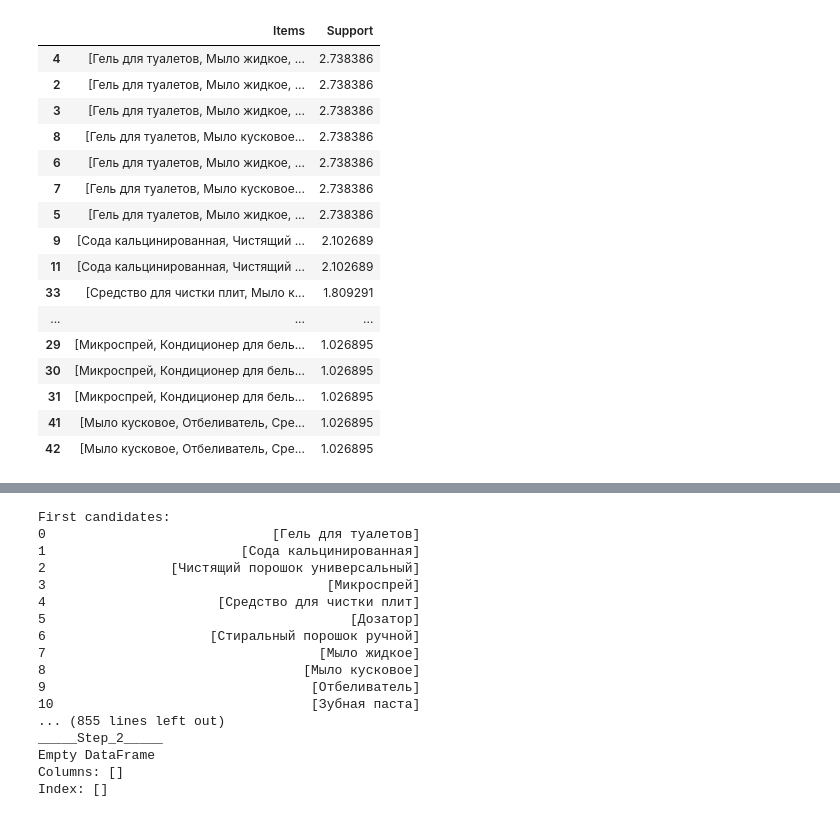
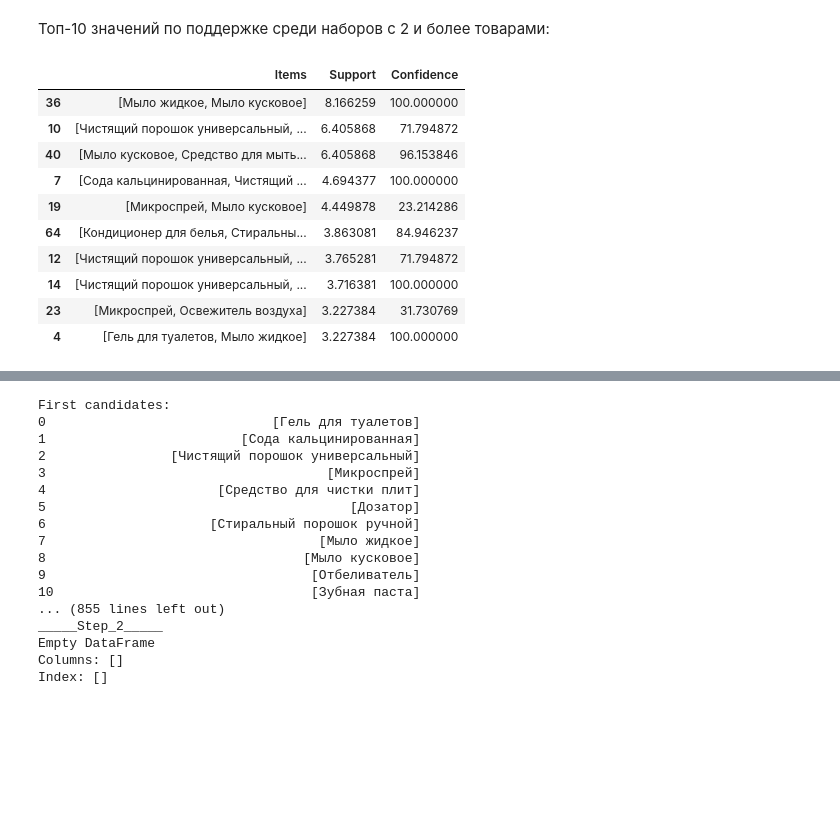
Before and after one commit to temich91/ml-uust, a Jupyter notebook: prac1/practice.ipynb, the cells around one changed output, grey strips where cells are left out. Drawn from its saved outputs; the diff is of its cells as text; code cells hidden in the pictures; blank space fills up the shorter version.

```diff
--- a/prac1/practice.ipynb
+++ b/prac1/practice.ipynb
@@ -184,22 +237,47 @@ Save result to CSV ?:
 # %%
 final_df = final.sort_values("Support", ascending=False)
 # %%
-final_df[final_df["Items"].str.len() > 2]
+from itertools import combinations
+
+final_df['Items_set'] = final_df['Items'].apply(set)
+support_map = dict(zip(final_df['Items_set'].map(tuple), final_df['Support']))
+
+final_df['Confidence'] = (
+    final_df
+    .assign(
+        antecedents=lambda d: d['Items_set'].apply(
+            lambda s: [set(c) for i in range(1, len(s)) for c in combinations(s, i)] if len(s) > 1 else []
+        )
+    )
+    .explode('antecedents')
+    .assign(
+        antecedent_tuple=lambda d: d['antecedents'].apply(lambda x: tuple(sorted(x)) if isinstance(x, set) else None),
+        antecedent_support=lambda d: d['antecedent_tuple'].map(support_map),
+        conf=lambda d: d['Support'] / d['antecedent_support']
+    )
+    .groupby(level=0)['conf']
+    .max()
+    .fillna(1) * 100
+)
+
+final_df.drop(columns=['Items_set'], inplace=True)
-# %% [output]
-|  | Items | Support |
-| 4 | [Гель для туалетов, Мыло жидкое, ... | 2.738386 |
-| 2 | [Гель для туалетов, Мыло жидкое, ... | 2.738386 |
-| 3 | [Гель для туалетов, Мыло жидкое, ... | 2.738386 |
-| 8 | [Гель для туалетов, Мыло кусковое... | 2.738386 |
-| 6 | [Гель для туалетов, Мыло жидкое, ... | 2.738386 |
-| 7 | [Гель для туалетов, Мыло кусковое... | 2.738386 |
-| 5 | [Гель для туалетов, Мыло жидкое, ... | 2.738386 |
-| 9 | [Сода кальцинированная, Чистящий ... | 2.102689 |
-| 11 | [Сода кальцинированная, Чистящий ... | 2.102689 |
-| 33 | [Средство для чистки плит, Мыло к... | 1.809291 |
-| ... | ... | ... |
-| 29 | [Микроспрей, Кондиционер для бель... | 1.026895 |
-| 30 | [Микроспрей, Кондиционер для бель... | 1.026895 |
-| 31 | [Микроспрей, Кондиционер для бель... | 1.026895 |
-| 41 | [Мыло кусковое, Отбеливатель, Сре... | 1.026895 |
-| 42 | [Мыло кусковое, Отбеливатель, Сре... | 1.026895 |
+# %%
+final_df['Items_temp'] = final_df['Items'].apply(lambda x: tuple(sorted(x)))
+final_df = final_df.drop_duplicates(subset='Items_temp')
+final_df = final_df.drop(columns='Items_temp')
+# %% [markdown]
+Топ-10 значений по поддержке среди наборов с 2 и более товарами:
+# %%
+final_df[final_df["Items"].str.len() > 1].sort_values("Support", ascending=False)[:10]
+# %% [output]
+|  | Items | Support | Confidence |
+| 36 | [Мыло жидкое, Мыло кусковое] | 8.166259 | 100.000000 |
+| 10 | [Чистящий порошок универсальный, ... | 6.405868 | 71.794872 |
+| 40 | [Мыло кусковое, Средство для мыть... | 6.405868 | 96.153846 |
+| 7 | [Сода кальцинированная, Чистящий ... | 4.694377 | 100.000000 |
+| 19 | [Микроспрей, Мыло кусковое] | 4.449878 | 23.214286 |
+| 64 | [Кондиционер для белья, Стиральны... | 3.863081 | 84.946237 |
+| 12 | [Чистящий порошок универсальный, ... | 3.765281 | 71.794872 |
+| 14 | [Чистящий порошок универсальный, ... | 3.716381 | 100.000000 |
+| 23 | [Микроспрей, Освежитель воздуха] | 3.227384 | 31.730769 |
+| 4 | [Гель для туалетов, Мыло жидкое] | 3.227384 | 100.000000 |
```
Also changed, not shown: parts of 13 cells of this notebook, 1 other file.
